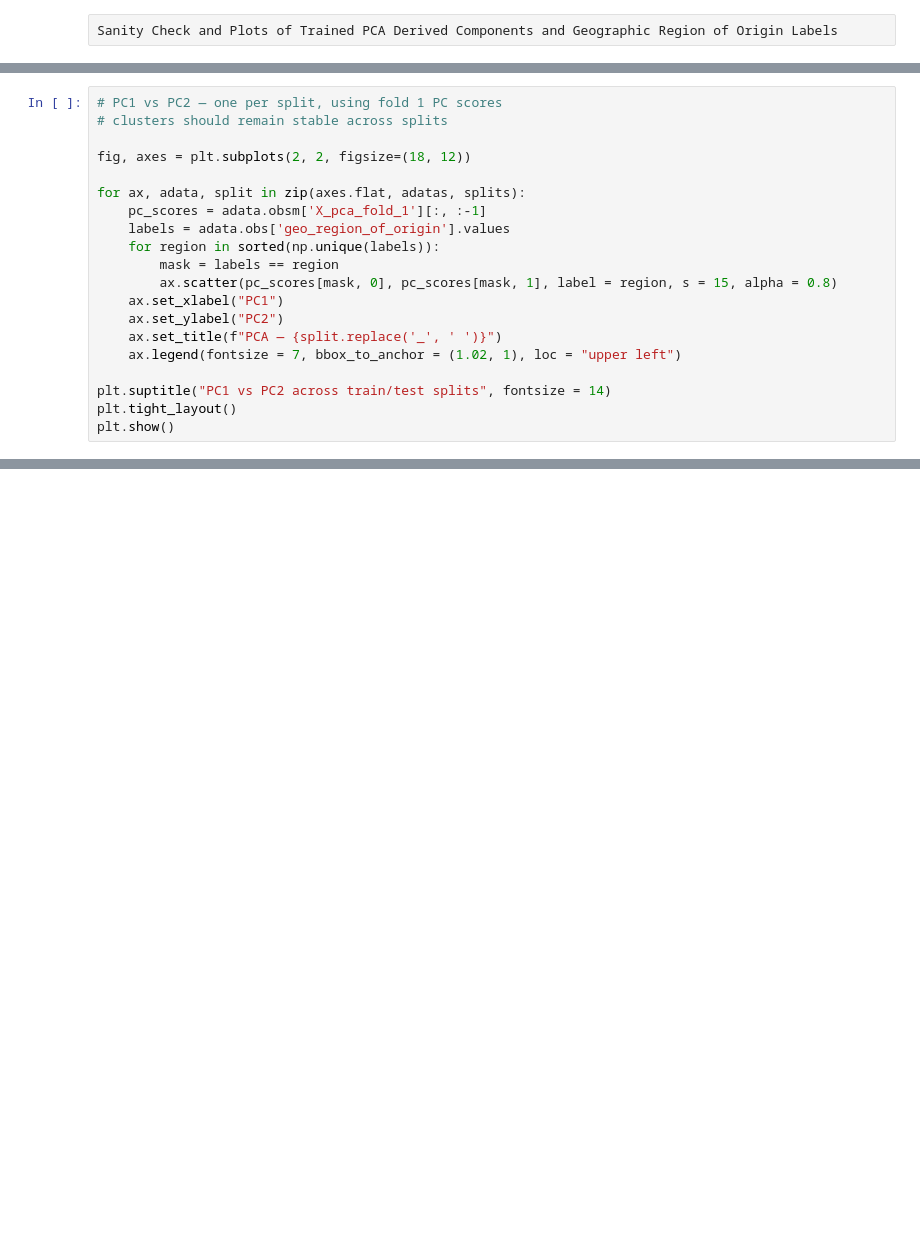
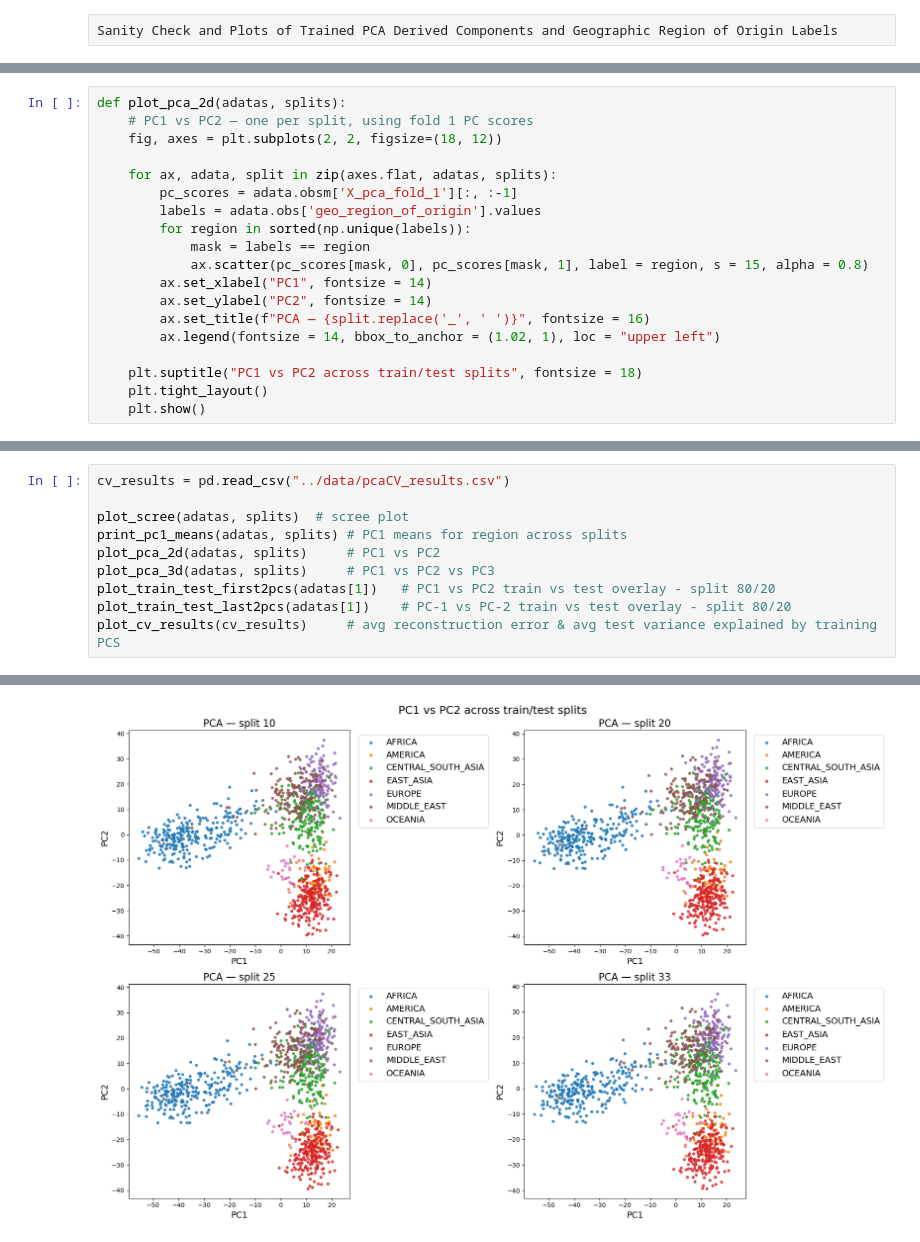
Before and after one commit to winch-jm/snp-pop-classification, a Jupyter notebook: notebooks/PCA_plots.ipynb, the cells around one changed output, grey strips where cells are left out. Cells and saved outputs as stored; diff of their text form; blank space fills up the shorter version.

Commit message:
modularized pca plots

```diff
--- a/notebooks/PCA_plots.ipynb
+++ b/notebooks/PCA_plots.ipynb
@@ -84,20 +67,19 @@ OCEANIA                          2.26        2.35        2.43        2.15
 # %%
-# PC1 vs PC2 — one per split, using fold 1 PC scores
-# clusters should remain stable across splits
+def plot_pca_2d(adatas, splits):
+    # PC1 vs PC2 — one per split, using fold 1 PC scores
+    fig, axes = plt.subplots(2, 2, figsize=(18, 12))
 
-fig, axes = plt.subplots(2, 2, figsize=(18, 12))
+    for ax, adata, split in zip(axes.flat, adatas, splits):
+        pc_scores = adata.obsm['X_pca_fold_1'][:, :-1]
+        labels = adata.obs['geo_region_of_origin'].values
+        for region in sorted(np.unique(labels)):
+            mask = labels == region
+            ax.scatter(pc_scores[mask, 0], pc_scores[mask, 1], label = region, s = 15, alpha = 0.8)
+        ax.set_xlabel("PC1", fontsize = 14)
+        ax.set_ylabel("PC2", fontsize = 14)
+        ax.set_title(f"PCA — {split.replace('_', ' ')}", fontsize = 16)
+        ax.legend(fontsize = 14, bbox_to_anchor = (1.02, 1), loc = "upper left")
 
-for ax, adata, split in zip(axes.flat, adatas, splits):
-    pc_scores = adata.obsm['X_pca_fold_1'][:, :-1]
-    labels = adata.obs['geo_region_of_origin'].values
-    for region in sorted(np.unique(labels)):
-        mask = labels == region
-        ax.scatter(pc_scores[mask, 0], pc_scores[mask, 1], label = region, s = 15, alpha = 0.8)
-    ax.set_xlabel("PC1")
-    ax.set_ylabel("PC2")
-    ax.set_title(f"PCA — {split.replace('_', ' ')}")
-    ax.legend(fontsize = 7, bbox_to_anchor = (1.02, 1), loc = "upper left")
-
-plt.suptitle("PC1 vs PC2 across train/test splits", fontsize = 14)
-plt.tight_layout()
-plt.show()
+    plt.suptitle("PC1 vs PC2 across train/test splits", fontsize = 18)
+    plt.tight_layout()
+    plt.show()
@@ -222,0 +170,11 @@ plt.show()
+# %%
+cv_results = pd.read_csv("../data/pcaCV_results.csv")
+
+plot_scree(adatas, splits)  # scree plot
+print_pc1_means(adatas, splits) # PC1 means for region across splits
+plot_pca_2d(adatas, splits)     # PC1 vs PC2
+plot_pca_3d(adatas, splits)     # PC1 vs PC2 vs PC3
+plot_train_test_first2pcs(adatas[1])   # PC1 vs PC2 train vs test overlay - split 80/20
+plot_train_test_last2pcs(adatas[1])    # PC-1 vs PC-2 train vs test overlay - split 80/20
+plot_cv_results(cv_results)     # avg reconstruction error & avg test variance explained by training PCS
+# %% [output]
@@ -222,0 +191 @@ plt.show()
+[figure, added]
```
Also changed, not shown: parts of 10 cells of this notebook.
